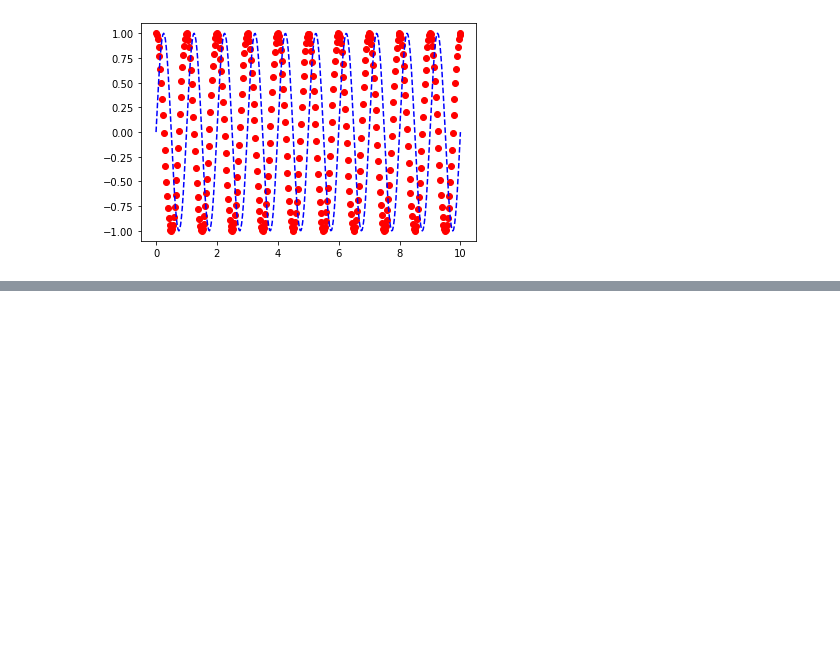
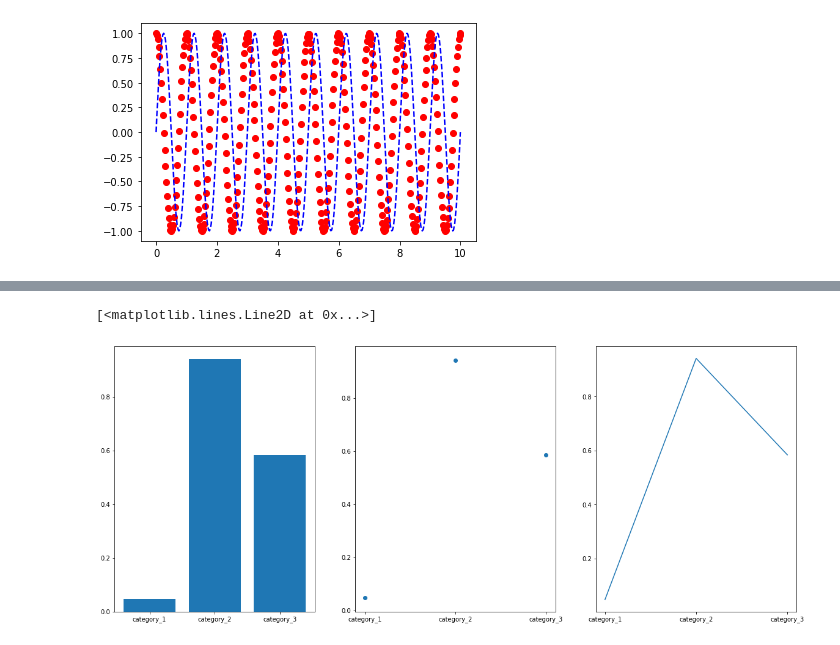
Before and after one commit to aryadeo/arya_test, a Jupyter notebook: Matplotlib_pyplot.ipynb, the cells around one changed output, grey strips where cells are left out. Cells and saved outputs as stored; diff of their text form; code cells hidden in the pictures; blank space fills up the shorter version.

```diff
--- a/Matplotlib_pyplot.ipynb
+++ b/Matplotlib_pyplot.ipynb
@@ -79,0 +88,18 @@ plt.show()
+# %%
+#Categorical figure(inspired from default tutorial)
+plt.figure(figsize=(20,8))#maintaning a fixed figure size just to display good
+x=['category_1','category_2','category_3']
+y=np.random.random((1,3))
+plt.subplot(131)#looking for 1st column of 1 X 3 plot matrix
+plt.bar(x,y[0])#as y is of dimension 2 we are using the 1st index of y to plot against a category
+
+plt.subplot(132)
+plt.scatter(x,y[0])
+
+plt.subplot(133)
+plt.plot(x,y[0])
+
+plt.show()
+# %% [output]
+[<matplotlib.lines.Line2D at 0x...>]
+[figure, added]
```
Also changed, not shown: parts of 4 cells of this notebook.
